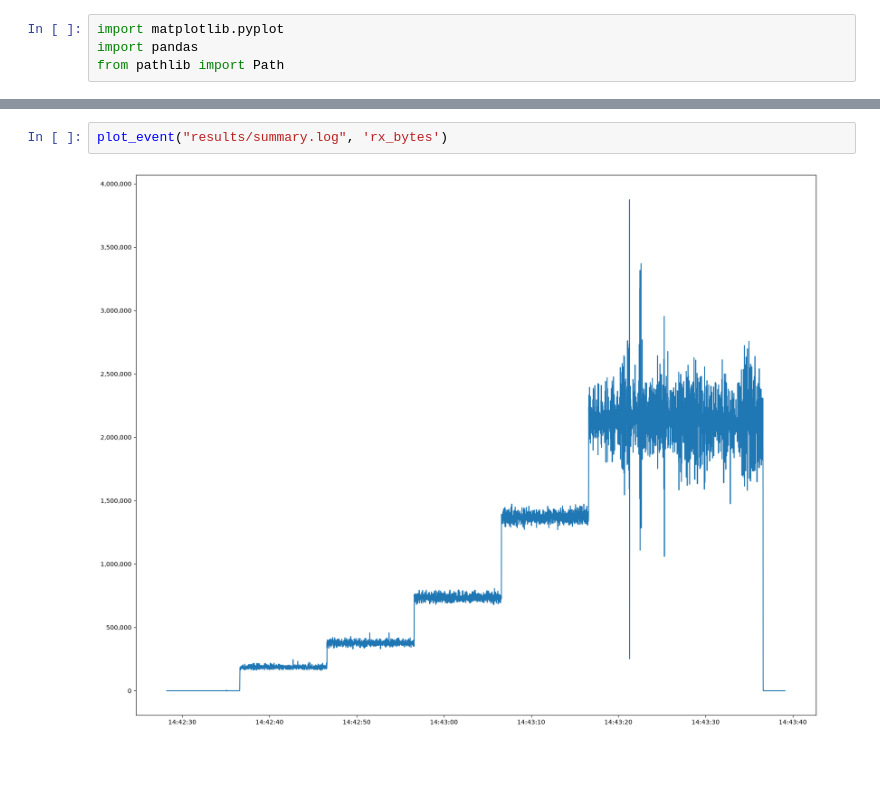
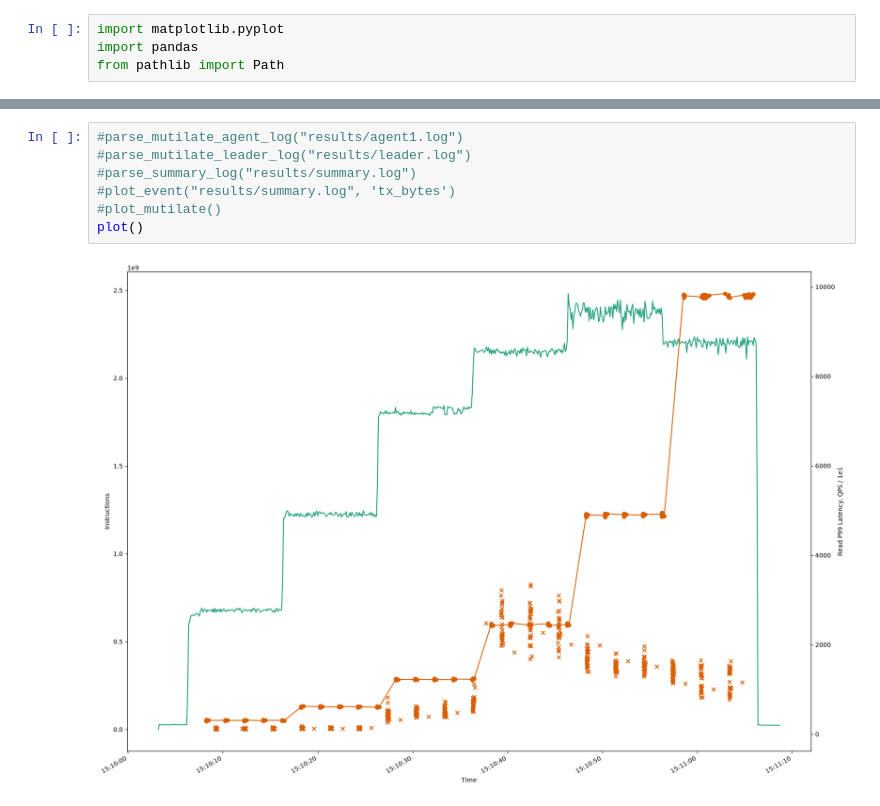
Before and after one commit to m-sef/ebpf-probe, a Jupyter notebook: exp/mutilate_increasing_qps/graph.ipynb, the cells around one changed output, grey strips where cells are left out. Saved outputs shown, nothing was run; the diff lists cells and outputs as text; blank space fills up the shorter version.

```diff
--- a/exp/mutilate_increasing_qps/graph.ipynb
+++ b/exp/mutilate_increasing_qps/graph.ipynb
@@ -26,4 +77,9 @@ def plot_event(file_path : str, event : str) -> None:
 # %%
-plot_event("results/summary.log", 'rx_bytes')
+#parse_mutilate_agent_log("results/agent1.log")
+#parse_mutilate_leader_log("results/leader.log")
+#parse_summary_log("results/summary.log")
+#plot_event("results/summary.log", 'tx_bytes')
+#plot_mutilate()
+plot()
 # %% [output]
-[figure, old version]
+[figure, new version]
```
Also changed, not shown: parts of 1 cell of this notebook, 3 other files.
